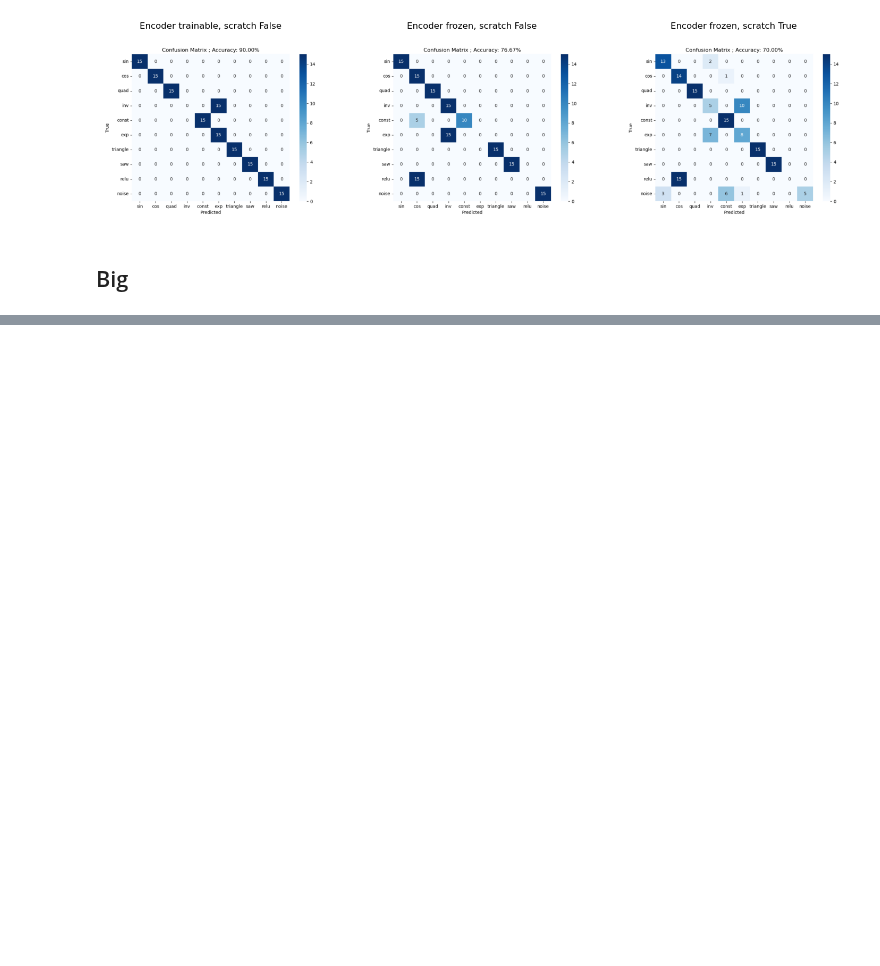
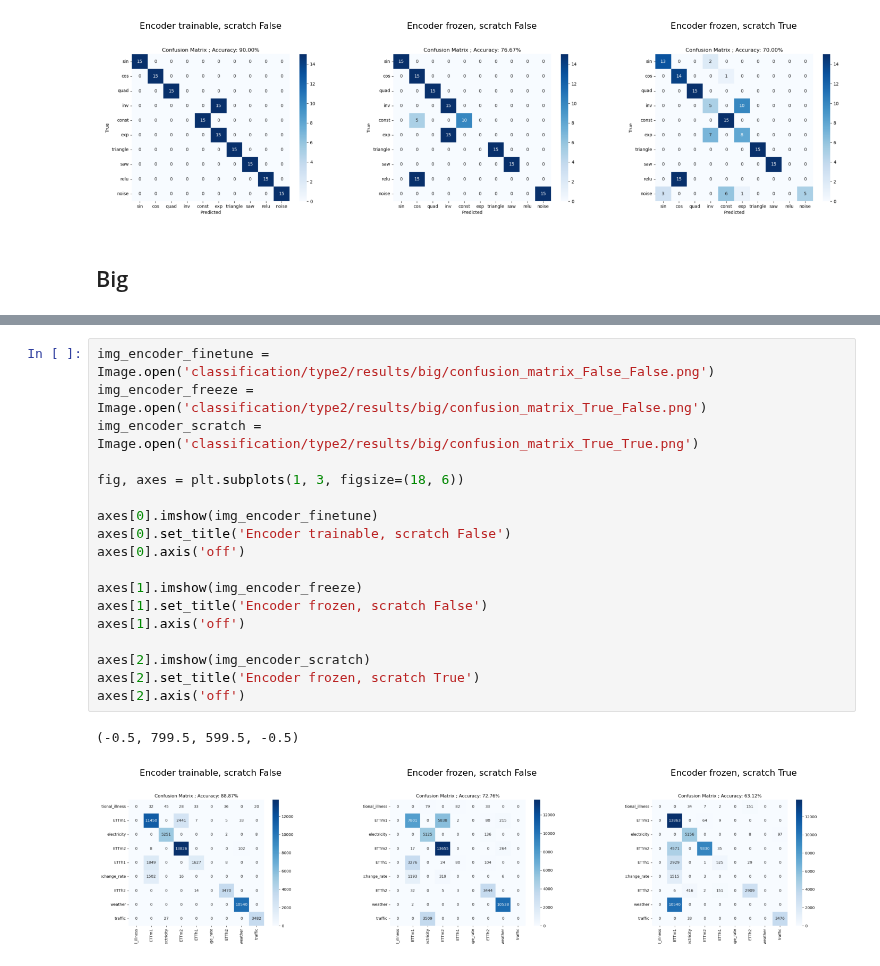
Before and after one commit to vilhess/JEPAtchTST, a Jupyter notebook: results.ipynb, the cells around one changed output, grey strips where cells are left out. Drawn from its saved outputs; the diff is of its cells as text; blank space fills up the shorter version.

```diff
--- a/results.ipynb
+++ b/results.ipynb
@@ -346,0 +492,21 @@ axes[2].axis('off')
+# %%
+img_encoder_finetune = Image.open('classification/type2/results/big/confusion_matrix_False_False.png')
+img_encoder_freeze = Image.open('classification/type2/results/big/confusion_matrix_True_False.png')
+img_encoder_scratch = Image.open('classification/type2/results/big/confusion_matrix_True_True.png')
+
+fig, axes = plt.subplots(1, 3, figsize=(18, 6))
+
+axes[0].imshow(img_encoder_finetune)
+axes[0].set_title('Encoder trainable, scratch False')
+axes[0].axis('off')
+
+axes[1].imshow(img_encoder_freeze)
+axes[1].set_title('Encoder frozen, scratch False')
+axes[1].axis('off')
+
+axes[2].imshow(img_encoder_scratch)
+axes[2].set_title('Encoder frozen, scratch True')
+axes[2].axis('off')
+# %% [output]
+(-0.5, 799.5, 599.5, -0.5)
+[figure, added]
```
Also changed, not shown: parts of 18 cells of this notebook, 31 other files.
